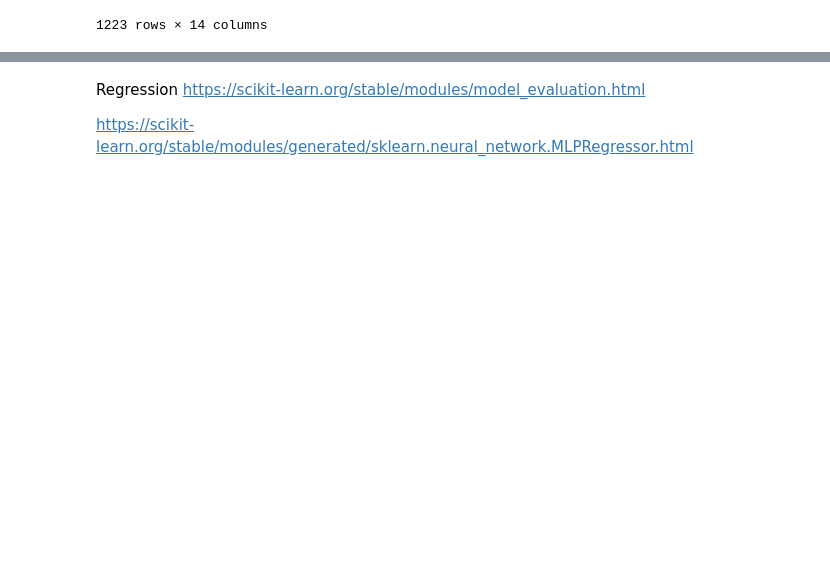
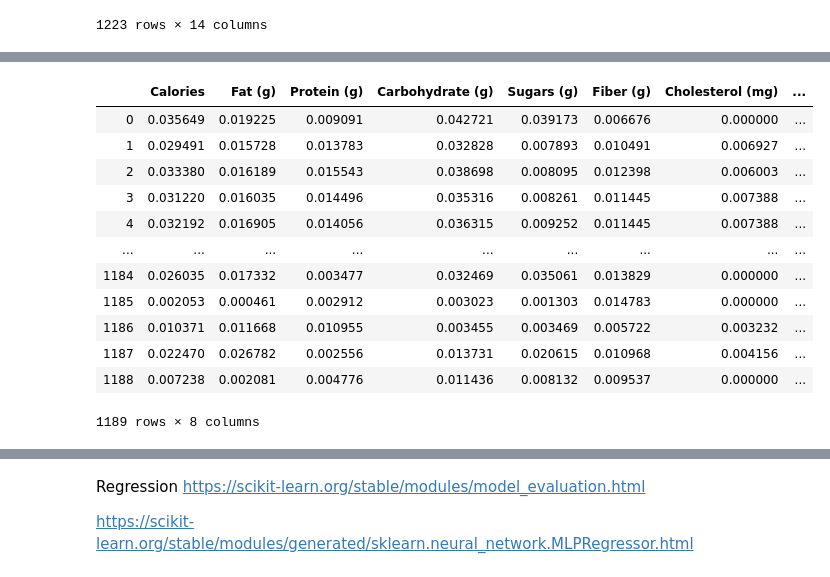
Before and after one commit to EMAT31530/green-team-repo-2, a Jupyter notebook: Neural_Networks/RG/3.Price-NN-Experimentation.ipynb, the cells around one changed output, grey strips where cells are left out. Drawn from its saved outputs; the diff is of its cells as text; code cells hidden in the pictures; blank space fills up the shorter version.

```diff
--- a/Neural_Networks/RG/3.Price-NN-Experimentation.ipynb
+++ b/Neural_Networks/RG/3.Price-NN-Experimentation.ipynb
@@ -70 +71,22 @@ nutrition
+# %%
+from sklearn import preprocessing
+#only normalising X not y. Is this right?
+norm_X = preprocessing.normalize(X, axis=0) #collum instead of row
+norm_X = pd.DataFrame(norm_X, columns = X.columns)
+X=norm_X
+X
+# %% [output]
+|  | Calories | Fat (g) | Protein (g) | Carbohydrate (g) | Sugars (g) | Fiber (g) | Cholesterol (mg) | ... |
+| 0 | 0.035649 | 0.019225 | 0.009091 | 0.042721 | 0.039173 | 0.006676 | 0.000000 | ... |
+| 1 | 0.029491 | 0.015728 | 0.013783 | 0.032828 | 0.007893 | 0.010491 | 0.006927 | ... |
+| 2 | 0.033380 | 0.016189 | 0.015543 | 0.038698 | 0.008095 | 0.012398 | 0.006003 | ... |
+| 3 | 0.031220 | 0.016035 | 0.014496 | 0.035316 | 0.008261 | 0.011445 | 0.007388 | ... |
+| 4 | 0.032192 | 0.016905 | 0.014056 | 0.036315 | 0.009252 | 0.011445 | 0.007388 | ... |
+| ... | ... | ... | ... | ... | ... | ... | ... | ... |
+| 1184 | 0.026035 | 0.017332 | 0.003477 | 0.032469 | 0.035061 | 0.013829 | 0.000000 | ... |
+| 1185 | 0.002053 | 0.000461 | 0.002912 | 0.003023 | 0.001303 | 0.014783 | 0.000000 | ... |
+| 1186 | 0.010371 | 0.011668 | 0.010955 | 0.003455 | 0.003469 | 0.005722 | 0.003232 | ... |
+| 1187 | 0.022470 | 0.026782 | 0.002556 | 0.013731 | 0.020615 | 0.010968 | 0.004156 | ... |
+| 1188 | 0.007238 | 0.002081 | 0.004776 | 0.011436 | 0.008132 | 0.009537 | 0.000000 | ... |
+1189 rows × 8 columns
 # %%
```
Also changed, not shown: parts of 25 cells of this notebook, 1 other file.
